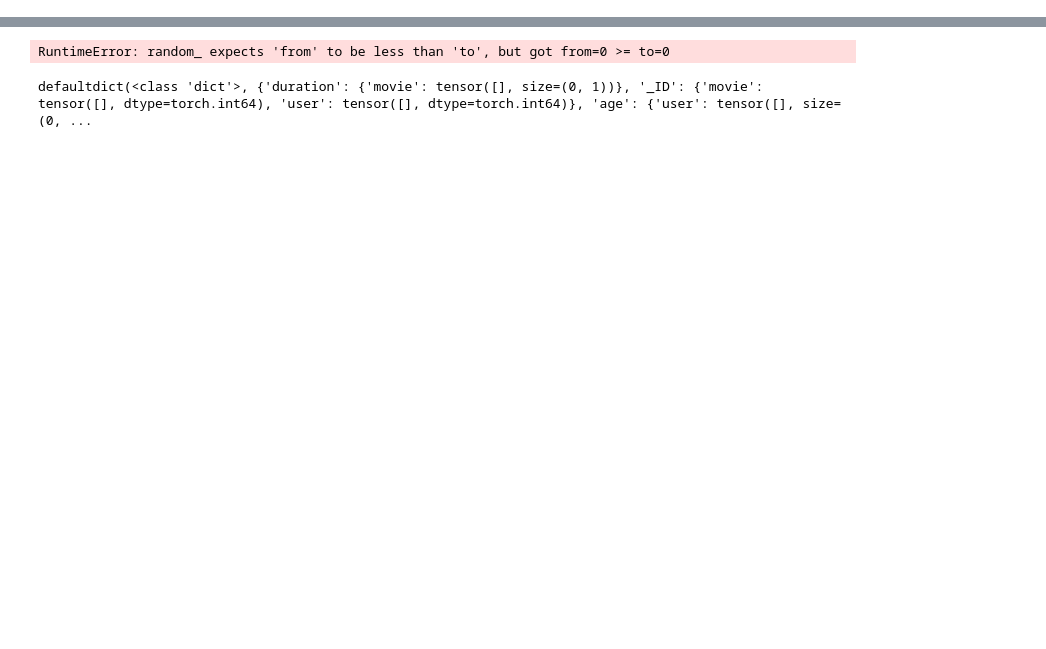
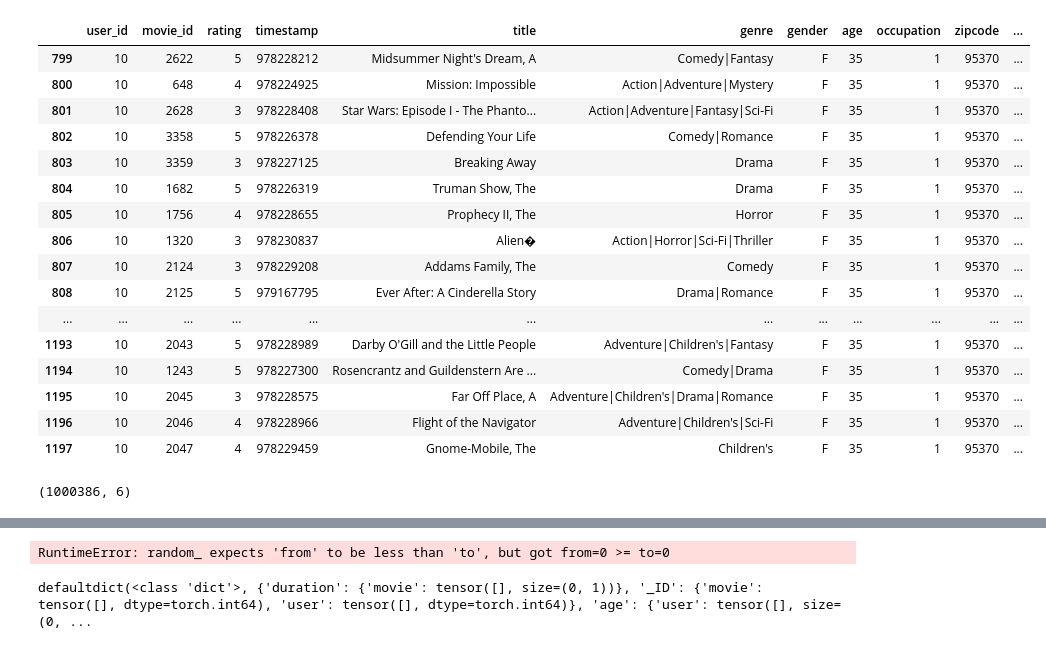
Before and after one commit to pratikaher88/GRecSy, a Jupyter notebook: notebooks/MPNN - Heterograph.ipynb, the cells around one changed output, grey strips where cells are left out. Saved outputs shown, nothing was run; the diff lists cells and outputs as text; code cells hidden in the pictures; blank space fills up the shorter version.

```diff
--- a/notebooks/MPNN - Heterograph.ipynb
+++ b/notebooks/MPNN - Heterograph.ipynb
@@ -38,0 +34,5 @@ df_final.tail()
+# %%
+df_final['release_year'] = df_final.title.str.extract("\((\d{4})\)", expand=True).astype(str)
+df_final['release_year'] = pd.to_datetime(df_final.release_year, format='%Y')
+df_final['release_year'] = df_final.release_year.dt.year
+df_final['title'] = df_final.title.str[:-7]
@@ -38,0 +87,2 @@ df_final.tail()
+# %%
+pd.set_option('display.max_rows', None)
@@ -38,0 +129,24 @@ df_final.tail()
+# %%
+df_final[df_final['user_id'] == 10]
+# %% [output]
+|  | user_id | movie_id | rating | timestamp | title | genre | gender | age | occupation | zipcode | ... |
+| 799 | 10 | 2622 | 5 | 978228212 | Midsummer Night's Dream, A | Comedy|Fantasy | F | 35 | 1 | 95370 | ... |
+| 800 | 10 | 648 | 4 | 978224925 | Mission: Impossible | Action|Adventure|Mystery | F | 35 | 1 | 95370 | ... |
+| 801 | 10 | 2628 | 3 | 978228408 | Star Wars: Episode I - The Phanto... | Action|Adventure|Fantasy|Sci-Fi | F | 35 | 1 | 95370 | ... |
+| 802 | 10 | 3358 | 5 | 978226378 | Defending Your Life | Comedy|Romance | F | 35 | 1 | 95370 | ... |
+| 803 | 10 | 3359 | 3 | 978227125 | Breaking Away | Drama | F | 35 | 1 | 95370 | ... |
+| 804 | 10 | 1682 | 5 | 978226319 | Truman Show, The | Drama | F | 35 | 1 | 95370 | ... |
+| 805 | 10 | 1756 | 4 | 978228655 | Prophecy II, The | Horror | F | 35 | 1 | 95370 | ... |
+| 806 | 10 | 1320 | 3 | 978230837 | Alien� | Action|Horror|Sci-Fi|Thriller | F | 35 | 1 | 95370 | ... |
+| 807 | 10 | 2124 | 3 | 978229208 | Addams Family, The | Comedy | F | 35 | 1 | 95370 | ... |
+| 808 | 10 | 2125 | 5 | 979167795 | Ever After: A Cinderella Story | Drama|Romance | F | 35 | 1 | 95370 | ... |
+| ... | ... | ... | ... | ... | ... | ... | ... | ... | ... | ... | ... |
+| 1193 | 10 | 2043 | 5 | 978228989 | Darby O'Gill and the Little People | Adventure|Children's|Fantasy | F | 35 | 1 | 95370 | ... |
+| 1194 | 10 | 1243 | 5 | 978227300 | Rosencrantz and Guildenstern Are ... | Comedy|Drama | F | 35 | 1 | 95370 | ... |
+| 1195 | 10 | 2045 | 3 | 978228575 | Far Off Place, A | Adventure|Children's|Drama|Romance | F | 35 | 1 | 95370 | ... |
+| 1196 | 10 | 2046 | 4 | 978228966 | Flight of the Navigator | Adventure|Children's|Sci-Fi | F | 35 | 1 | 95370 | ... |
+| 1197 | 10 | 2047 | 4 | 978229459 | Gnome-Mobile, The | Children's | F | 35 | 1 | 95370 | ... |
+# %%
+df_temp.shape
+# %% [output]
+(1000386, 6)
```
Also changed, not shown: parts of 70 cells of this notebook, 11 other files.
